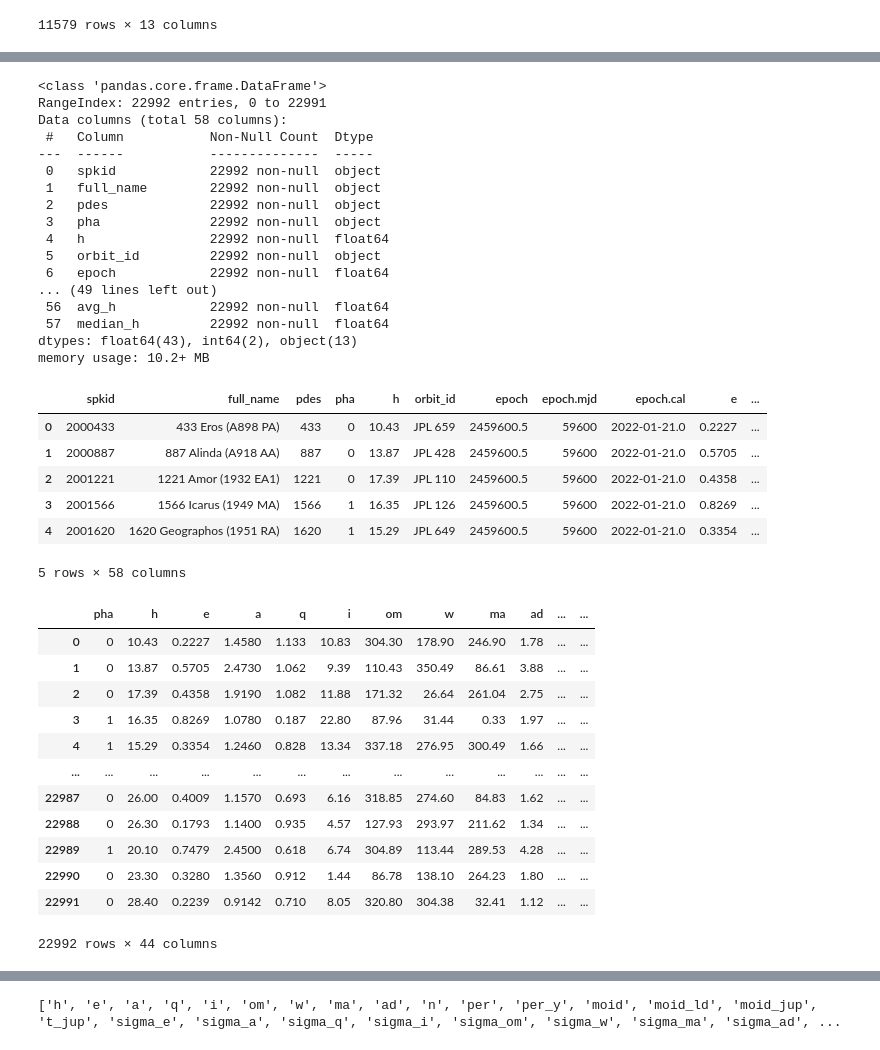
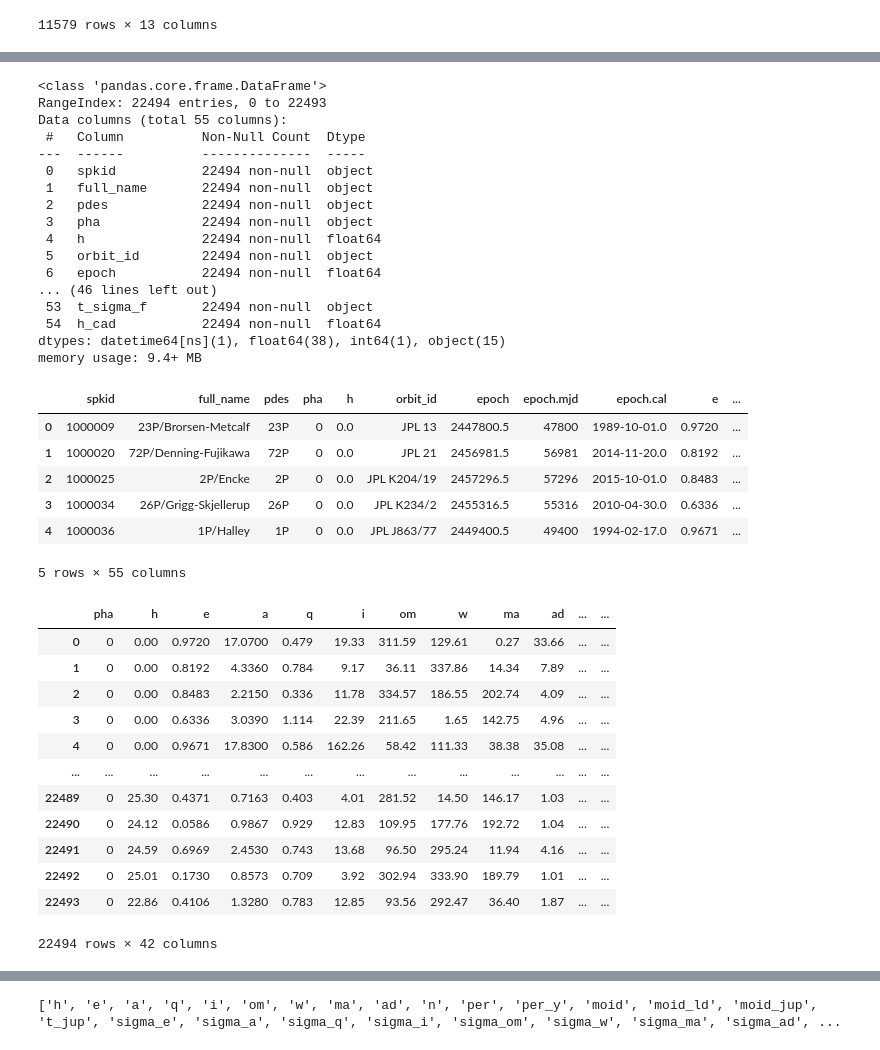
Before and after one commit to AleeAlette1/NEOs_Project, a Jupyter notebook: FJ_ML2_RandomForest.ipynb, the cells around one changed output, grey strips where cells are left out. Drawn from its saved outputs; the diff is of its cells as text; code cells hidden in the pictures.

Commit message:
further progress on PRe-processing and running a new join query to avoid duplicates from Neo table

```diff
--- a/FJ_ML2_RandomForest.ipynb
+++ b/FJ_ML2_RandomForest.ipynb
@@ -81,7 +81,9 @@ cad_stat_df
 # %%
 #joining our tables (neo and cad_stat) using sqlalchemy and copying it into a pandas data frame
 with engine.connect() as conn:
-    neo_cad_stat_df =pd.read_sql("select neo.*, cad_stats.* from neo inner join cad_stats on neo.pdes = cad_stats.des", con=engine)
+    neo_cad_stat_df =pd.read_sql("SELECT DISTINCT neo.*, cadh.orbit_id AS orbit_id_cad, cadh.jd, cadh.cd, cadh.dist, cadh.dist_min, cadh.dist_max, cadh.v_rel, cadh.v_inf, cadh.t_sigma_f, cadh.h AS h_cad FROM neo JOIN (SELECT * FROM cad_history WHERE des IN(SELECT l1.des FROM (SELECT des, MAX(cd) FROM cad_history GROUP BY des) AS l1) AND cd IN(SELECT l2.recent FROM (SELECT des, MAX(cd) AS recent FROM cad_history GROUP BY des) AS l2)) AS cadh ON (cadh.des = neo.pdes)", con=engine)
+
+    #neo_cad_stat_df =pd.read_sql("select neo.*, cad_stats.* from neo inner join cad_stats on neo.pdes = cad_stats.des", con=engine)
 # %%
 #printing the results of the merged data frames
 neo_cad_stat_df
@@ -164,22 +166,22 @@ neo_cad_stat_df= neo_cad_stat_df.fillna(value =0)
 neo_cad_stat_df.info()
 # %% [output]
 <class 'pandas.core.frame.DataFrame'>
-RangeIndex: 22992 entries, 0 to 22991
-Data columns (total 58 columns):
- #   Column           Non-Null Count  Dtype
----  ------           --------------  -----
- 0   spkid            22992 non-null  object
- 1   full_name        22992 non-null  object
- 2   pdes             22992 non-null  object
- 3   pha              22992 non-null  object
- 4   h                22992 non-null  float64
- 5   orbit_id         22992 non-null  object
- 6   epoch            22992 non-null  float64
-... (49 lines left out)
- 56  avg_h            22992 non-null  float64
- 57  median_h         22992 non-null  float64
-dtypes: float64(43), int64(2), object(13)
-memory usage: 10.2+ MB
+RangeIndex: 22494 entries, 0 to 22493
+Data columns (total 55 columns):
+ #   Column          Non-Null Count  Dtype
+---  ------          --------------  -----
+ 0   spkid           22494 non-null  object
+ 1   full_name       22494 non-null  object
+ 2   pdes            22494 non-null  object
+ 3   pha             22494 non-null  object
+ 4   h               22494 non-null  float64
+ 5   orbit_id        22494 non-null  object
+ 6   epoch           22494 non-null  float64
+... (46 lines left out)
+ 53  t_sigma_f       22494 non-null  object
+ 54  h_cad           22494 non-null  float64
+dtypes: datetime64[ns](1), float64(38), int64(1), object(15)
+memory usage: 9.4+ MB
 # %%
 # transform pha to 1 or 0 from object variables of Yes and No
 def change(type):
@@ -192,31 +194,31 @@ neo_cad_stat_df["pha"] = neo_cad_stat_df["pha"].apply(change)
 neo_cad_stat_df.head()
 # %% [output]
 |  | spkid | full_name | pdes | pha | h | orbit_id | epoch | epoch.mjd | epoch.cal | e | ... |
-| 0 | 2000433 | 433 Eros (A898 PA) | 433 | 0 | 10.43 | JPL 659 | 2459600.5 | 59600 | 2022-01-21.0 | 0.2227 | ... |
-| 1 | 2000887 | 887 Alinda (A918 AA) | 887 | 0 | 13.87 | JPL 428 | 2459600.5 | 59600 | 2022-01-21.0 | 0.5705 | ... |
-| 2 | 2001221 | 1221 Amor (1932 EA1) | 1221 | 0 | 17.39 | JPL 110 | 2459600.5 | 59600 | 2022-01-21.0 | 0.4358 | ... |
-| 3 | 2001566 | 1566 Icarus (1949 MA) | 1566 | 1 | 16.35 | JPL 126 | 2459600.5 | 59600 | 2022-01-21.0 | 0.8269 | ... |
-| 4 | 2001620 | 1620 Geographos (1951 RA) | 1620 | 1 | 15.29 | JPL 649 | 2459600.5 | 59600 | 2022-01-21.0 | 0.3354 | ... |
+| 0 | 1000009 | 23P/Brorsen-Metcalf | 23P | 0 | 0.0 | JPL 13 | 2447800.5 | 47800 | 1989-10-01.0 | 0.9720 | ... |
+| 1 | 1000020 | 72P/Denning-Fujikawa | 72P | 0 | 0.0 | JPL 21 | 2456981.5 | 56981 | 2014-11-20.0 | 0.8192 | ... |
+| 2 | 1000025 | 2P/Encke | 2P | 0 | 0.0 | JPL K204/19 | 2457296.5 | 57296 | 2015-10-01.0 | 0.8483 | ... |
+| 3 | 1000034 | 26P/Grigg-Skjellerup | 26P | 0 | 0.0 | JPL K234/2 | 2455316.5 | 55316 | 2010-04-30.0 | 0.6336 | ... |
+| 4 | 1000036 | 1P/Halley | 1P | 0 | 0.0 | JPL J863/77 | 2449400.5 | 49400 | 1994-02-17.0 | 0.9671 | ... |
-5 rows × 58 columns
+5 rows × 55 columns
 # %%
 # deleting unnessacary string columns for preparation of Machine Learning
-neo_cad_stat_df = neo_cad_stat_df.drop(columns =['spkid','full_name','epoch.cal','n_obs_used','pdes', 'des','orbit_id','producer',
+neo_cad_stat_df = neo_cad_stat_df.drop(columns =['spkid','full_name','epoch.cal','n_obs_used','pdes','orbit_id','producer',
                                                 'epoch','epoch.mjd','last_obs','first_obs','tp','tp_cal'] ,axis=1)
 neo_cad_stat_df
 # %% [output]
 |  | pha | h | e | a | q | i | om | w | ma | ad | ... | ... |
-| 0 | 0 | 10.43 | 0.2227 | 1.4580 | 1.133 | 10.83 | 304.30 | 178.90 | 246.90 | 1.78 | ... | ... |
-| 1 | 0 | 13.87 | 0.5705 | 2.4730 | 1.062 | 9.39 | 110.43 | 350.49 | 86.61 | 3.88 | ... | ... |
-| 2 | 0 | 17.39 | 0.4358 | 1.9190 | 1.082 | 11.88 | 171.32 | 26.64 | 261.04 | 2.75 | ... | ... |
-| 3 | 1 | 16.35 | 0.8269 | 1.0780 | 0.187 | 22.80 | 87.96 | 31.44 | 0.33 | 1.97 | ... | ... |
-| 4 | 1 | 15.29 | 0.3354 | 1.2460 | 0.828 | 13.34 | 337.18 | 276.95 | 300.49 | 1.66 | ... | ... |
+| 0 | 0 | 0.00 | 0.9720 | 17.0700 | 0.479 | 19.33 | 311.59 | 129.61 | 0.27 | 33.66 | ... | ... |
+| 1 | 0 | 0.00 | 0.8192 | 4.3360 | 0.784 | 9.17 | 36.11 | 337.86 | 14.34 | 7.89 | ... | ... |
+| 2 | 0 | 0.00 | 0.8483 | 2.2150 | 0.336 | 11.78 | 334.57 | 186.55 | 202.74 | 4.09 | ... | ... |
+| 3 | 0 | 0.00 | 0.6336 | 3.0390 | 1.114 | 22.39 | 211.65 | 1.65 | 142.75 | 4.96 | ... | ... |
+| 4 | 0 | 0.00 | 0.9671 | 17.8300 | 0.586 | 162.26 | 58.42 | 111.33 | 38.38 | 35.08 | ... | ... |
 | ... | ... | ... | ... | ... | ... | ... | ... | ... | ... | ... | ... | ... |
-| 22987 | 0 | 26.00 | 0.4009 | 1.1570 | 0.693 | 6.16 | 318.85 | 274.60 | 84.83 | 1.62 | ... | ... |
-| 22988 | 0 | 26.30 | 0.1793 | 1.1400 | 0.935 | 4.57 | 127.93 | 293.97 | 211.62 | 1.34 | ... | ... |
-| 22989 | 1 | 20.10 | 0.7479 | 2.4500 | 0.618 | 6.74 | 304.89 | 113.44 | 289.53 | 4.28 | ... | ... |
-| 22990 | 0 | 23.30 | 0.3280 | 1.3560 | 0.912 | 1.44 | 86.78 | 138.10 | 264.23 | 1.80 | ... | ... |
-| 22991 | 0 | 28.40 | 0.2239 | 0.9142 | 0.710 | 8.05 | 320.80 | 304.38 | 32.41 | 1.12 | ... | ... |
+| 22489 | 0 | 25.30 | 0.4371 | 0.7163 | 0.403 | 4.01 | 281.52 | 14.50 | 146.17 | 1.03 | ... | ... |
+| 22490 | 0 | 24.12 | 0.0586 | 0.9867 | 0.929 | 12.83 | 109.95 | 177.76 | 192.72 | 1.04 | ... | ... |
+| 22491 | 0 | 24.59 | 0.6969 | 2.4530 | 0.743 | 13.68 | 96.50 | 295.24 | 11.94 | 4.16 | ... | ... |
+| 22492 | 0 | 25.01 | 0.1730 | 0.8573 | 0.709 | 3.92 | 302.94 | 333.90 | 189.79 | 1.01 | ... | ... |
+| 22493 | 0 | 22.86 | 0.4106 | 1.3280 | 0.783 | 12.85 | 93.56 | 292.47 | 36.40 | 1.87 | ... | ... |
-22992 rows × 44 columns
+22494 rows × 42 columns
 # %%
 # Determine the number of unique values in each column.
 neo_cad_stat_df.nunique()
```
Also changed, not shown: parts of 17 cells of this notebook.
